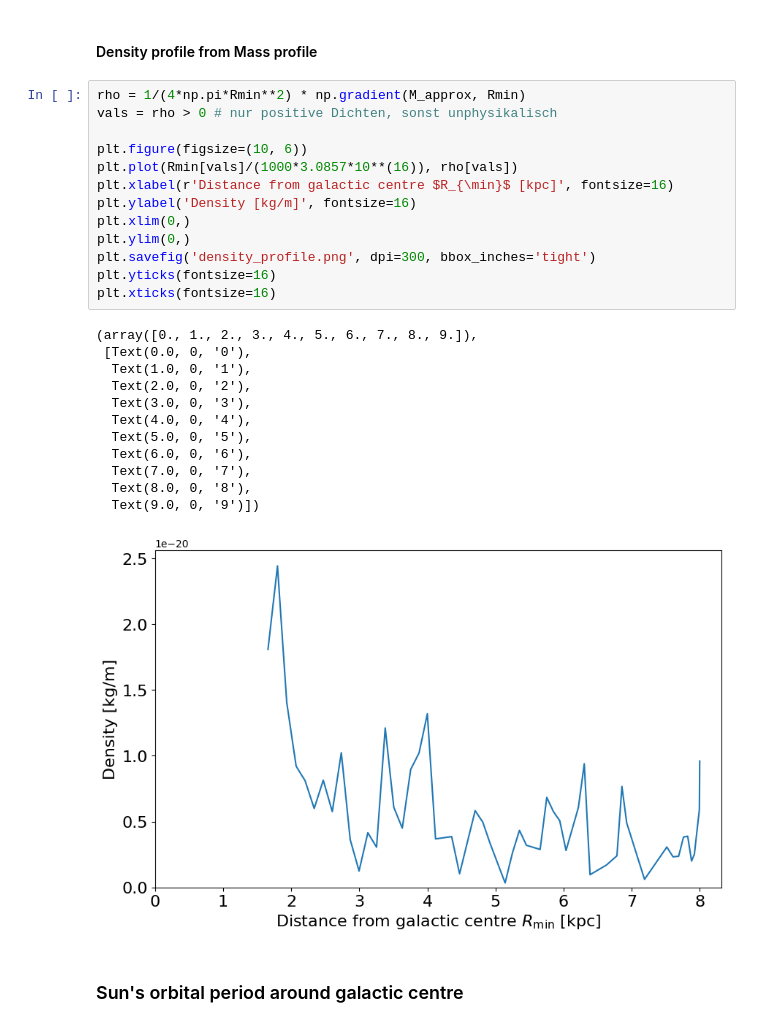
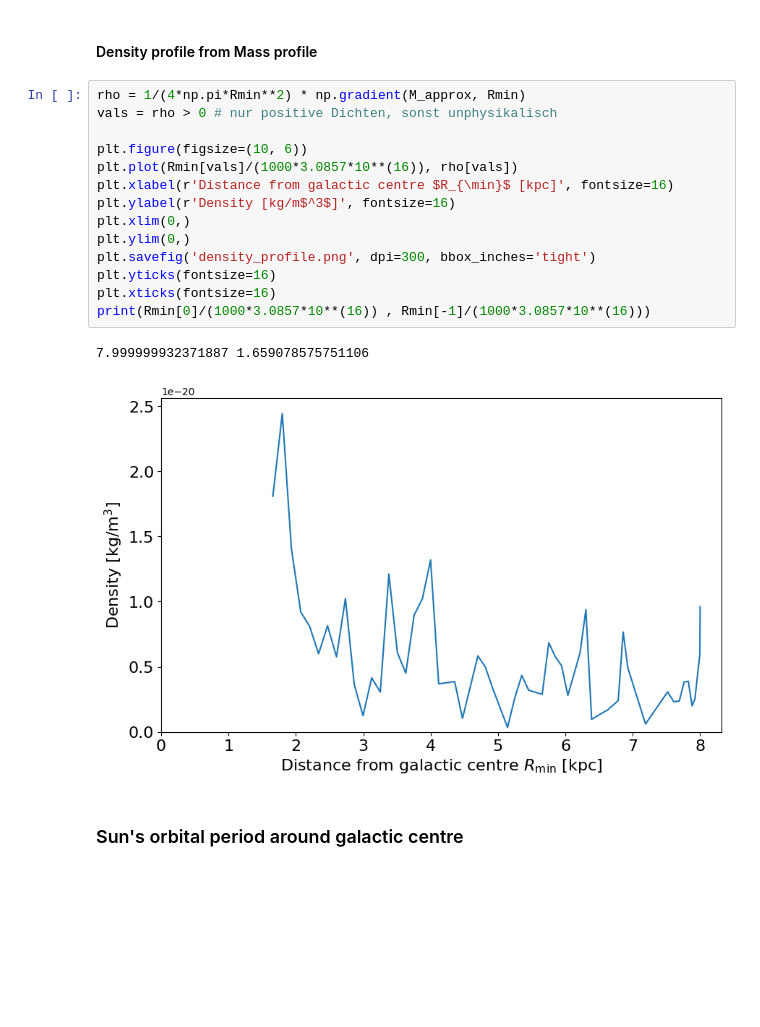
Before and after one commit to sofiasmg/ExpAstro, a Jupyter notebook: lab3-new.ipynb, the cells around one changed output. Saved outputs shown, nothing was run; the diff lists cells and outputs as text; blank space fills up the shorter version.

```diff
--- a/lab3-new.ipynb
+++ b/lab3-new.ipynb
@@ -99,29 +91,20 @@ plt.xticks(fontsize=16)
 # %%
 rho = 1/(4*np.pi*Rmin**2) * np.gradient(M_approx, Rmin)
 vals = rho > 0 # nur positive Dichten, sonst unphysikalisch
 
 plt.figure(figsize=(10, 6))
 plt.plot(Rmin[vals]/(1000*3.0857*10**(16)), rho[vals])
 plt.xlabel(r'Distance from galactic centre $R_{\min}$ [kpc]', fontsize=16)
-plt.ylabel('Density [kg/m]', fontsize=16)
+plt.ylabel(r'Density [kg/m$^3$]', fontsize=16)
 plt.xlim(0,)
 plt.ylim(0,)
 plt.savefig('density_profile.png', dpi=300, bbox_inches='tight')
 plt.yticks(fontsize=16)
 plt.xticks(fontsize=16)
+print(Rmin[0]/(1000*3.0857*10**(16)) , Rmin[-1]/(1000*3.0857*10**(16)))
 # %% [output]
-(array([0., 1., 2., 3., 4., 5., 6., 7., 8., 9.]),
- [Text(0.0, 0, '0'),
-  Text(1.0, 0, '1'),
-  Text(2.0, 0, '2'),
-  Text(3.0, 0, '3'),
-  Text(4.0, 0, '4'),
-  Text(5.0, 0, '5'),
-  Text(6.0, 0, '6'),
-  Text(7.0, 0, '7'),
-  Text(8.0, 0, '8'),
-  Text(9.0, 0, '9')])
+7.999999932371887 1.659078575751106
-[figure, old version]
+[figure, new version]
 # %% [markdown]
 ### Sun's orbital period around galactic centre
 # %%
```
Also changed, not shown: parts of 3 cells of this notebook, 4 other files.
